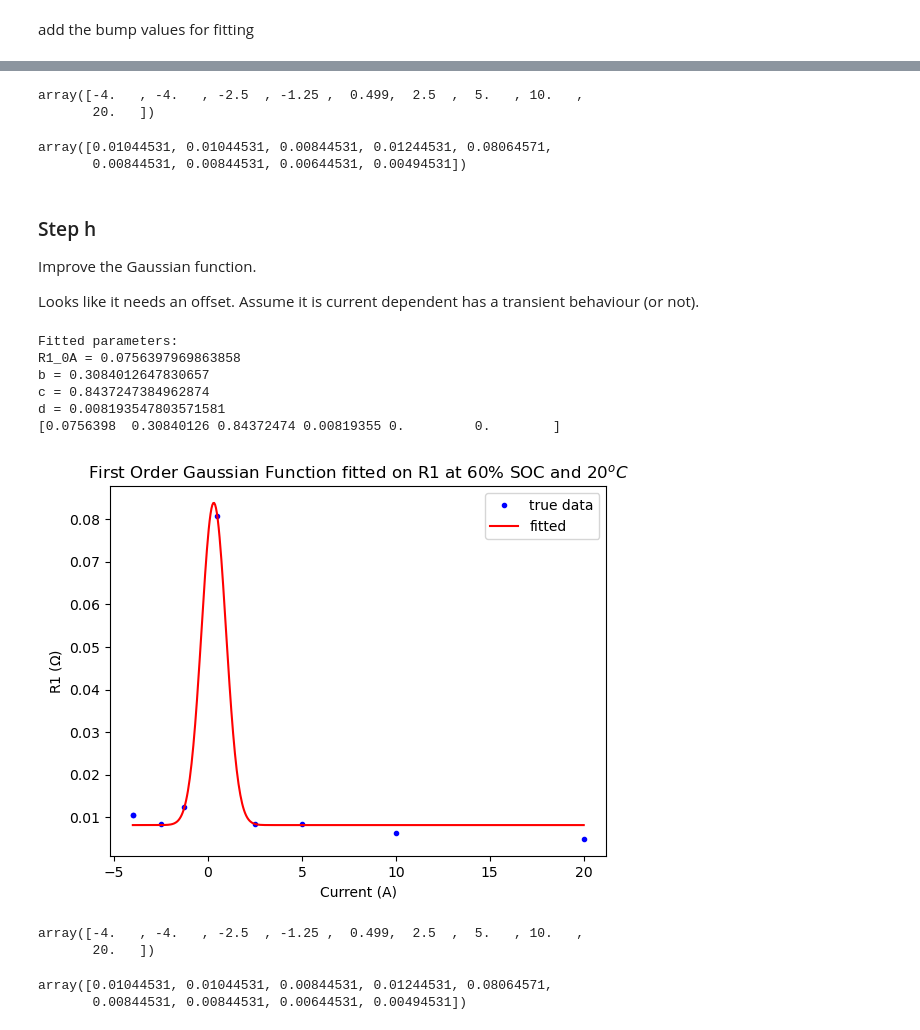
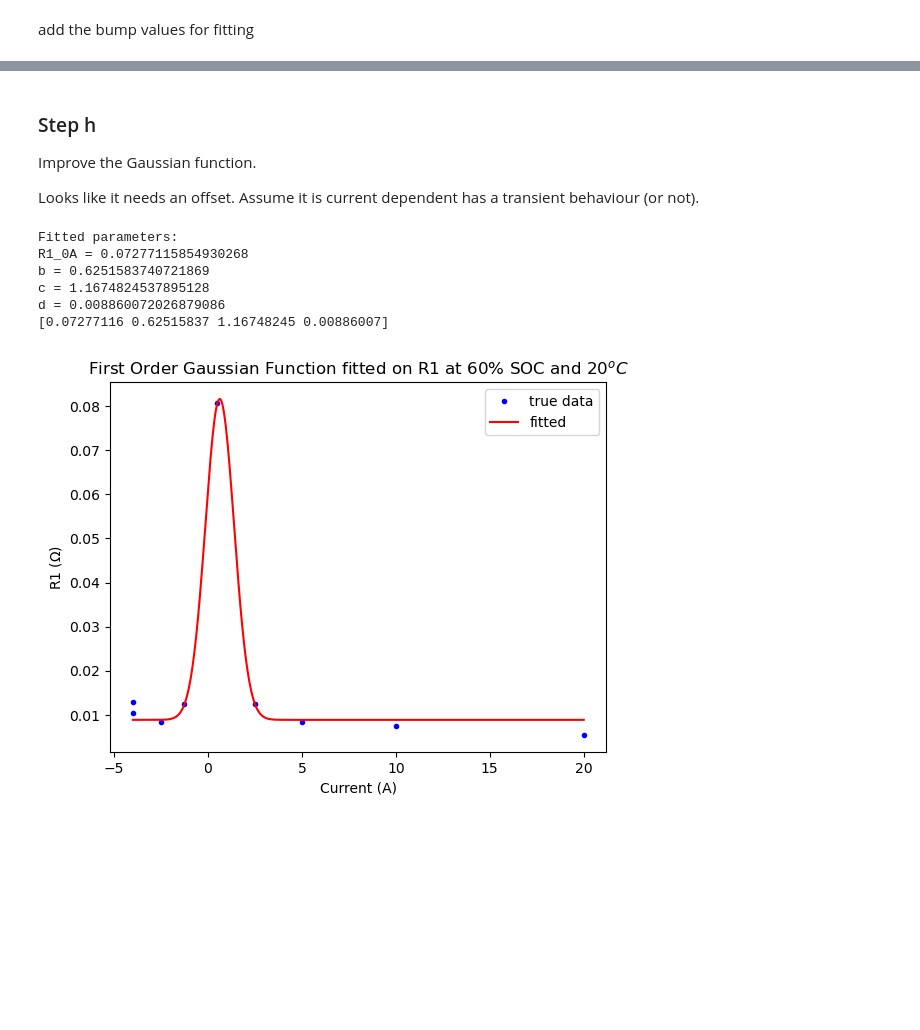
Before and after one commit to sunfanyi/modelling-of-lithium-ion-batteries, a Jupyter notebook: part_2a.ipynb, the cells around one changed output, grey strips where cells are left out. Saved outputs shown, nothing was run; the diff lists cells and outputs as text; code cells hidden in the pictures; blank space fills up the shorter version.

Commit message:
Debugged Part 2 model.

```diff
--- a/part_2a.ipynb
+++ b/part_2a.ipynb
@@ -437,8 +353,8 @@ R^{0A}_1 =  0.01111197916666664
 Get the small bumps before each 8 pulses start, and obtain the R1 values, so that there will be a small R1 value around 0 for better fitting Gaussian.
 # %%
 I_shifted = np.concatenate((I[1:], [0]))
-idx_bump_start = np.flatnonzero((I == 0) & (I_shifted < 1) & (I_shifted > 0.2))
-idx_bump_end = np.flatnonzero((I < 1) & (I > 0.2) & (I_shifted == 0)) + 1
+idx_bump_start = np.flatnonzero((I == 0) & (np.abs(I_shifted) < 1) & (np.abs(I_shifted) > 0.2))
+idx_bump_end = np.flatnonzero((np.abs(I) < 1) & (np.abs(I) > 0.2) & (I_shifted == 0)) + 1
 # %%
 idx_bump_Vss = find_Vss_pos(t, V_actual, idx_bump_start, idx_bump_end,
                             for_bump=True, idx_for_bump=idx_pulse_start)[0]
@@ -502,5 +418,9 @@ plt.xlabel('Current (A)')
 plt.ylabel('R1 ($\Omega$)')
 plt.title('First Order Gaussian Function fitted on R1 at $60\%$ SOC and $20^oC$')
 plt.show()
+
+R1_0A_guess = popts[0]
+b_guess = popts[1]
+c_guess = popts[2]
 # %% [output]
 Fitted parameters:
@@ -511,13 +431,3 @@ c = 1.7381336021937046
-# %%
-I_fit
-# %% [output]
-array([-4.   , -4.   , -2.5  , -1.25 ,  0.499,  2.5  ,  5.   , 10.   ,
-       20.   ])
-# %%
-R1_true
-# %% [output]
-array([0.01044531, 0.01044531, 0.00844531, 0.01244531, 0.08064571,
-       0.00844531, 0.00844531, 0.00644531, 0.00494531])
 # %% [markdown]
 ### Step h
 
@@ -526,44 +436,56 @@ Improve the Gaussian function.
 Looks like it needs an offset. Assume it is current dependent has a transient behaviour (or not).
 # %%
 # Define the Gaussian function
-def gaussian(I_fit, R1_0A, b, c, d1, d2, d3):
-    return R1_0A * np.exp(-(I_fit - b)**2 / c)  + d1
-#     return R1_0A * np.exp(-(I_fit - b)**2 / c) + d1*I_fit + d2
+def gaussian(I_fit, R1_0A, b, c, d):
+    return R1_0A * np.exp(-(I_fit - b)**2 / c)  + d
 #     return R1_0A * np.exp(-(I_fit - b)**2 / c) + d1 * np.exp(-(I_fit)/d2)
 
 # x = np.delete(I_fit, 1)  # delete outlier
 # y_true = np.delete(R1_true, 1)
 x = I_fit
 y_true = R1_true
 my_func = gaussian
 
-p0 = [R1_0A, 0, 0.6, 0.005, 0, 0]
-popts, x_plot, y_pred = fit_RC(x, y_true, my_func, p0)
+def fit_RC(x, y_true, func, p0=None):
+    """
+    For part 2
+    Now only usable for one indepenent variable
+    """
+    popts, _ = curve_fit(func, x, y_true, p0)
+
+    x_plot = np.linspace(np.min(x), np.max(x), 500)
+#     popts[2] = 200
+    y_pred = func(x_plot, *popts)
+
+    return popts, x_plot, y_pred
+
+p0 = [R1_0A_guess, b_guess, c_guess, 0.005, 0, 0]
+popts, x_plot, y_pred = fit_RC(x, y_true, my_func)
 
 # Print the fitted parameters
 print('Fitted parameters:')
 print('R1_0A =', popts[0])
 print('b =', popts[1])
 print('c =', popts[2])
 print('d =', popts[3])
 print(popts)
 
 # Plot the data and the fitted function
 plt.plot(I_fit, R1_true, 'b.', label='true data')
 plt.plot(x_plot, y_pred, 'r-', label='fitted')
 plt.legend()
 plt.xlabel('Current (A)')
 plt.ylabel('R1 ($\Omega$)')
 plt.title('First Order Gaussian Function fitted on R1 at $60\%$ SOC and $20^oC$')
 plt.show()
 # %% [output]
 Fitted parameters:
-R1_0A = 0.0756397969863858
-b = 0.3084012647830657
-c = 0.8437247384962874
-d = 0.008193547803571581
-[0.0756398  0.30840126 0.84372474 0.00819355 0.         0.        ]
+R1_0A = 0.07277115854930268
+b = 0.6251583740721869
+c = 1.1674824537895128
+d = 0.008860072026879086
+[0.07277116 0.62515837 1.16748245 0.00886007]
-[figure, old version]
+[figure, new version]
 # %%
 info = {'R1_0A': popts[0],
         'b': popts[1],
@@ -572,13 +494,3 @@ info = {'R1_0A': popts[0],
 
 with open(os.path.join(fit_res_dir, 'R1_gauss.json'), "w") as outfile:
     json.dump(info, outfile)
-# %%
-I_fit
-# %% [output]
-array([-4.   , -4.   , -2.5  , -1.25 ,  0.499,  2.5  ,  5.   , 10.   ,
-       20.   ])
-# %%
-R1_true
-# %% [output]
-array([0.01044531, 0.01044531, 0.00844531, 0.01244531, 0.08064571,
-       0.00844531, 0.00844531, 0.00644531, 0.00494531])
```
Also changed, not shown: parts of 17 cells of this notebook, 9 other files.
